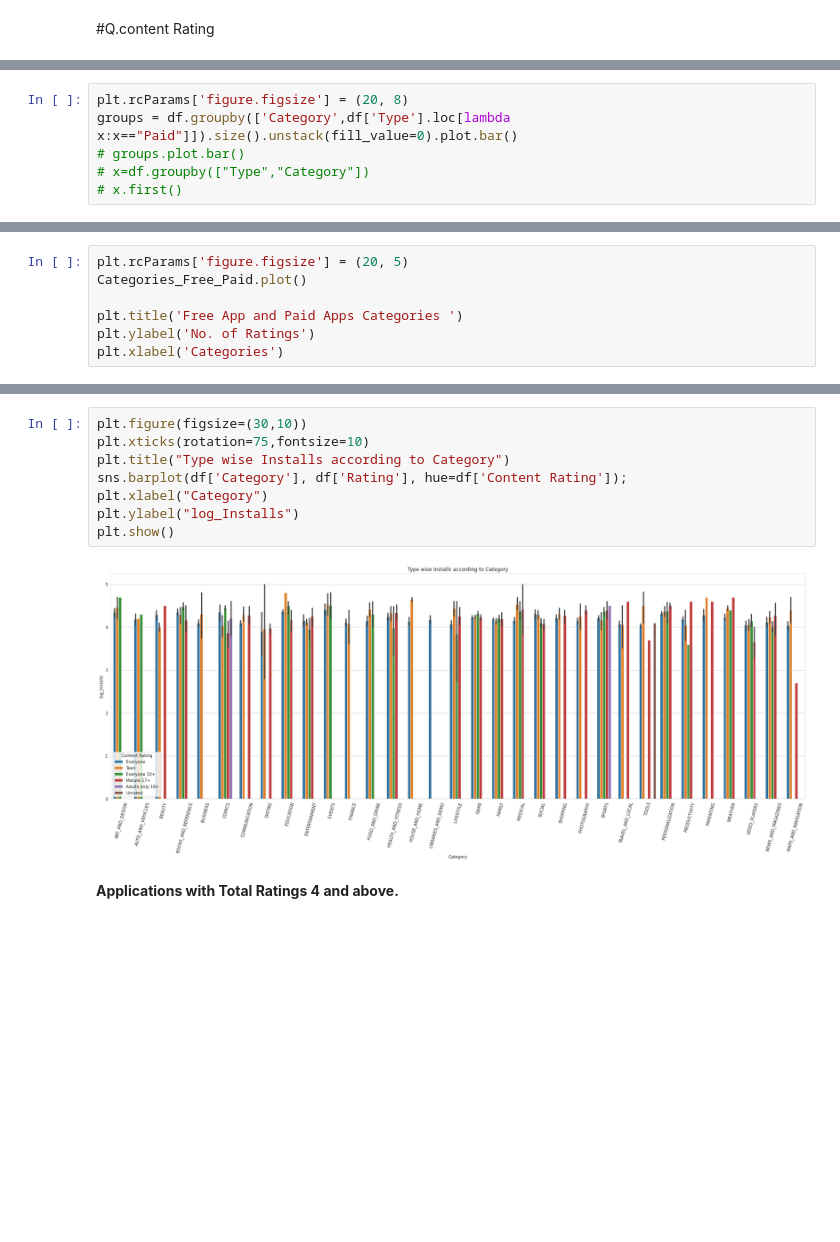
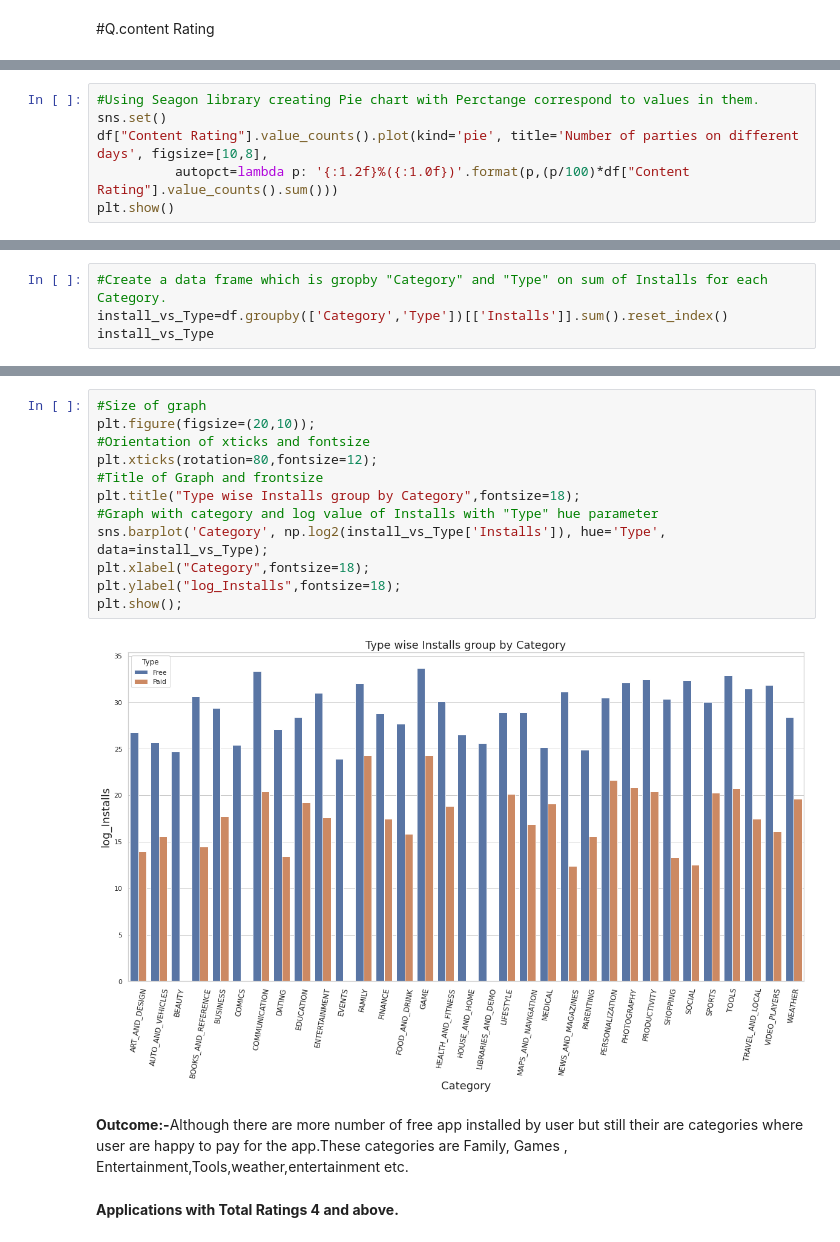
Before and after one commit to DeepakKumarSingh003/Play-store-App-Review-EDA, a Jupyter notebook: Play_Store_App_Review_EDA_Analysis_Capstone_Project.ipynb, the cells around one changed output, grey strips where cells are left out. Cells and saved outputs as stored; diff of their text form; blank space fills up the shorter version.

```diff
--- a/Play_Store_App_Review_EDA_Analysis_Capstone_Project.ipynb
+++ b/Play_Store_App_Review_EDA_Analysis_Capstone_Project.ipynb
@@ -764,6 +697,0 @@ we can develop apps with highest paid categories and made them available to user
-# %%
-plt.rcParams['figure.figsize'] = (20, 8)
-groups = df.groupby(['Category',df['Type'].loc[lambda x:x=="Paid"]]).size().unstack(fill_value=0).plot.bar()
-# groups.plot.bar()
-# x=df.groupby(["Type","Category"])
-# x.first()
@@ -804,7 +697,0 @@ array([  0.  ,   4.99,   3.99,   6.99,   7.99,   5.99,   2.99,   3.49,
-# %%
-plt.rcParams['figure.figsize'] = (20, 5)
-Categories_Free_Paid.plot()
-
-plt.title('Free App and Paid Apps Categories ')
-plt.ylabel('No. of Ratings')
-plt.xlabel('Categories')
@@ -813,0 +698,6 @@ Text(0.5, 0, 'Categories')
+# %%
+#Using Seagon library creating Pie chart with Perctange correspond to values in them.
+sns.set()
+df["Content Rating"].value_counts().plot(kind='pie', title='Number of parties on different days', figsize=[10,8],
+          autopct=lambda p: '{:1.2f}%({:1.0f})'.format(p,(p/100)*df["Content Rating"].value_counts().sum()))
+plt.show()
@@ -813,0 +727,4 @@ Text(0.5, 0, 'Categories')
+# %%
+#Create a data frame which is gropby "Category" and "Type" on sum of Installs for each Category.
+install_vs_Type=df.groupby(['Category','Type'])[['Installs']].sum().reset_index()
+install_vs_Type
@@ -814,13 +745,19 @@ Text(0.5, 0, 'Categories')
 # %%
-plt.figure(figsize=(30,10))
-plt.xticks(rotation=75,fontsize=10)
-plt.title("Type wise Installs according to Category")
-sns.barplot(df['Category'], df['Rating'], hue=df['Content Rating']);
-plt.xlabel("Category")
-plt.ylabel("log_Installs")
-plt.show()
+#Size of graph
+plt.figure(figsize=(20,10));
+#Orientation of xticks and fontsize
+plt.xticks(rotation=80,fontsize=12);
+#Title of Graph and frontsize
+plt.title("Type wise Installs group by Category",fontsize=18);
+#Graph with category and log value of Installs with "Type" hue parameter
+sns.barplot('Category', np.log2(install_vs_Type['Installs']), hue='Type', data=install_vs_Type);
+plt.xlabel("Category",fontsize=18);
+plt.ylabel("log_Installs",fontsize=18);
+plt.show();
 # %% [output]
-[figure, old version]
+[figure, new version]
+# %% [markdown]
+<b>Outcome:-</b>Although there are more number of free app installed by user but still their are categories where user are happy to pay for the app.These categories are Family, Games , Entertainment,Tools,weather,entertainment etc.
 # %% [markdown]
 <b>Applications with Total Ratings 4 and above.
 # %%
```
Also changed, not shown: parts of 91 cells of this notebook.
